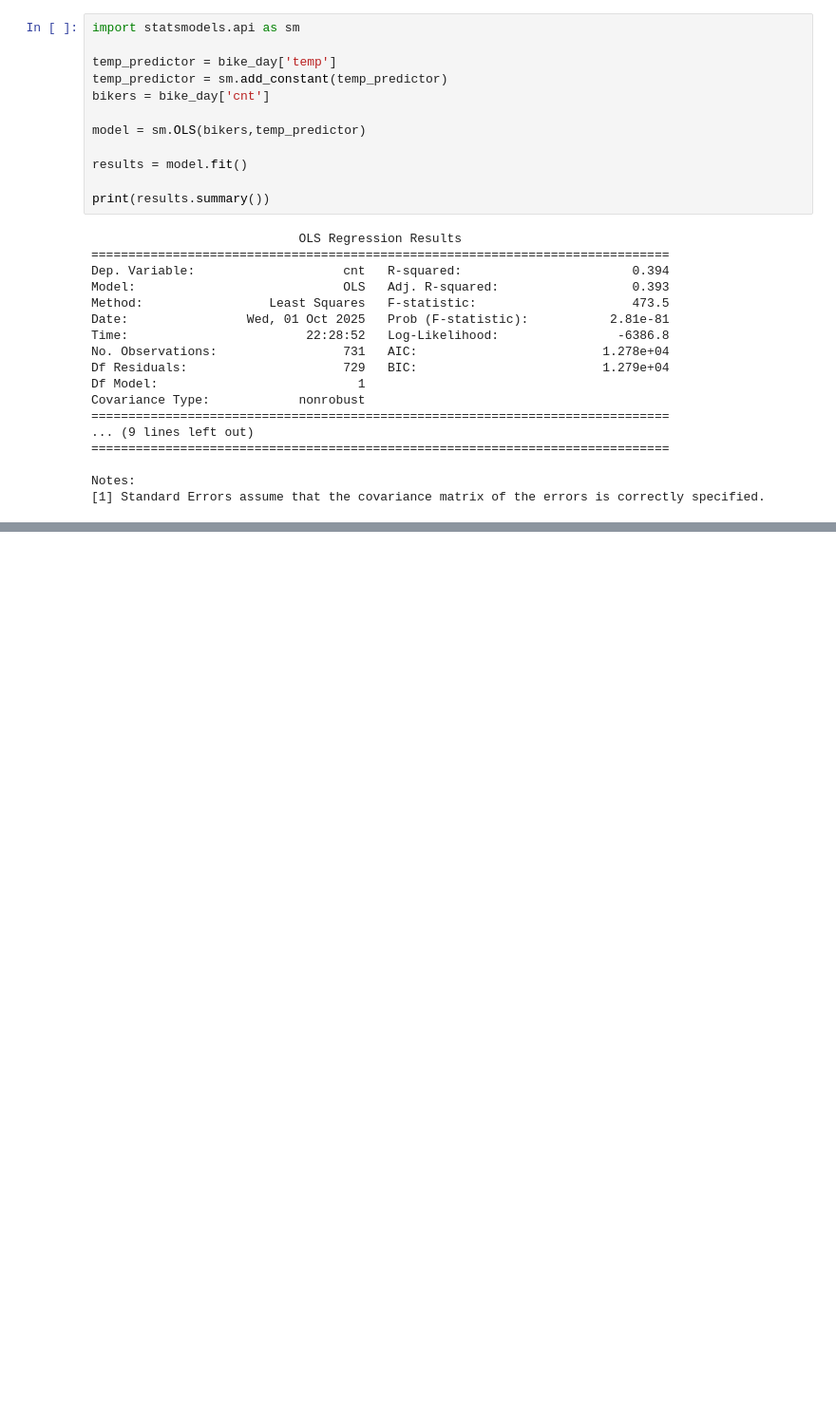
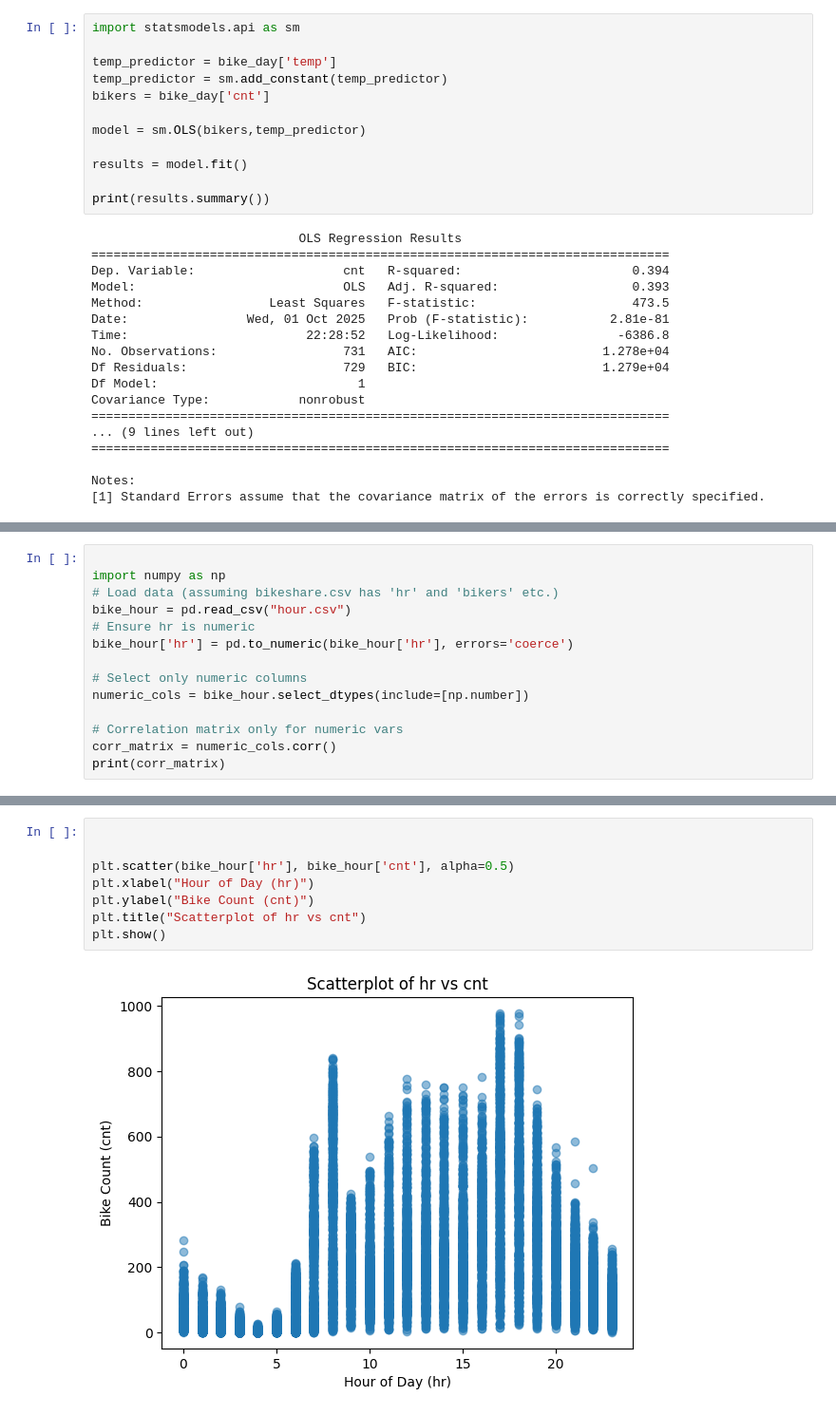
Before and after one commit to griffin-nemoto/CSE2600-HW, a Jupyter notebook: hw2/homework2.ipynb, the cells around one changed output, grey strips where cells are left out. Shown at 95% size. Cells and saved outputs as stored; diff of their text form; blank space fills up the shorter version.

```diff
--- a/hw2/homework2.ipynb
+++ b/hw2/homework2.ipynb
@@ -34,0 +88,14 @@ Notes:
+# %%
+
+import numpy as np
+# Load data (assuming bikeshare.csv has 'hr' and 'bikers' etc.)
+bike_hour = pd.read_csv("hour.csv")
+# Ensure hr is numeric
+bike_hour['hr'] = pd.to_numeric(bike_hour['hr'], errors='coerce')
+
+# Select only numeric columns
+numeric_cols = bike_hour.select_dtypes(include=[np.number])
+
+# Correlation matrix only for numeric vars
+corr_matrix = numeric_cols.corr()
+print(corr_matrix)
@@ -34,0 +120,10 @@ Notes:
+# %%
+
+
+plt.scatter(bike_hour['hr'], bike_hour['cnt'], alpha=0.5)
+plt.xlabel("Hour of Day (hr)")
+plt.ylabel("Bike Count (cnt)")
+plt.title("Scatterplot of hr vs cnt")
+plt.show()
+# %% [output]
+[figure, added]
```
Also changed, not shown: parts of 8 cells of this notebook.
